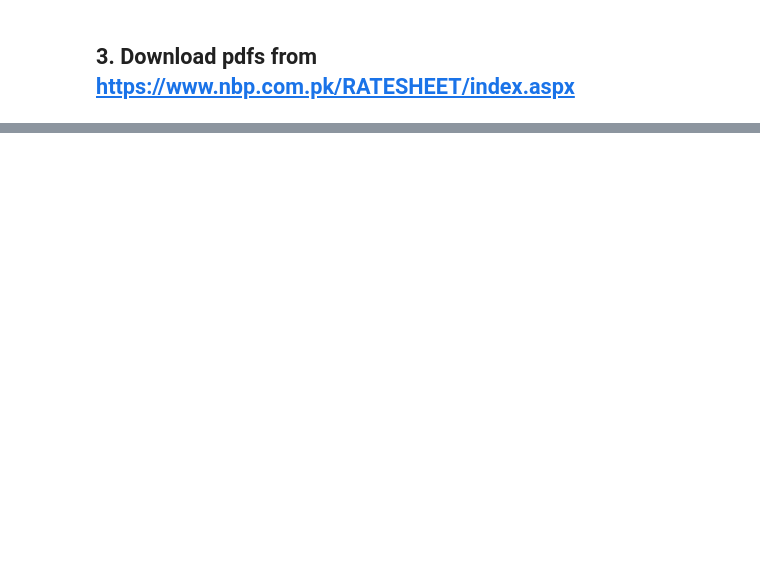
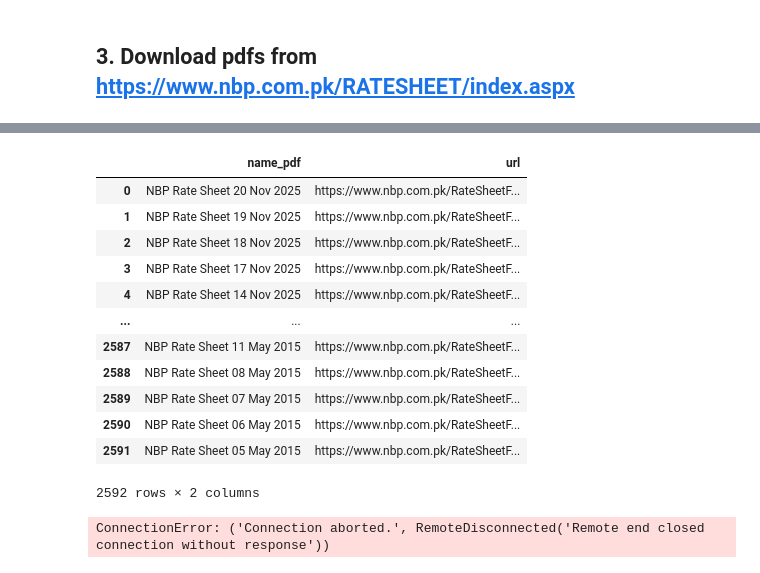
Before and after one commit to asifkasi/course-python-and-automation-by-kasi, a Jupyter notebook: Student's Folders/abdur rehman/web_scraping/advance/NBP.ipynb, the cells around one changed output, grey strips where cells are left out. Drawn from its saved outputs; the diff is of its cells as text; code cells hidden in the pictures; blank space fills up the shorter version.

```diff
--- a/Student's Folders/abdur rehman/web_scraping/advance/NBP.ipynb
+++ b/Student's Folders/abdur rehman/web_scraping/advance/NBP.ipynb
@@ -87,0 +72,30 @@ print("\nDONE — Only 5 PDFs saved.")
+# %%
+import pandas as pd
+df = pd.DataFrame(list)
+df
+df.to_csv('NBP q3.csv',index=False)
+df
+# %% [output]
+|  | name_pdf | url |
+| 0 | NBP Rate Sheet 20 Nov 2025 | https://www.nbp.com.pk/RateSheetF... |
+| 1 | NBP Rate Sheet 19 Nov 2025 | https://www.nbp.com.pk/RateSheetF... |
+| 2 | NBP Rate Sheet 18 Nov 2025 | https://www.nbp.com.pk/RateSheetF... |
+| 3 | NBP Rate Sheet 17 Nov 2025 | https://www.nbp.com.pk/RateSheetF... |
+| 4 | NBP Rate Sheet 14 Nov 2025 | https://www.nbp.com.pk/RateSheetF... |
+| ... | ... | ... |
+| 2587 | NBP Rate Sheet 11 May 2015 | https://www.nbp.com.pk/RateSheetF... |
+| 2588 | NBP Rate Sheet 08 May 2015 | https://www.nbp.com.pk/RateSheetF... |
+| 2589 | NBP Rate Sheet 07 May 2015 | https://www.nbp.com.pk/RateSheetF... |
+| 2590 | NBP Rate Sheet 06 May 2015 | https://www.nbp.com.pk/RateSheetF... |
+| 2591 | NBP Rate Sheet 05 May 2015 | https://www.nbp.com.pk/RateSheetF... |
+2592 rows × 2 columns
+# %%
+for i in range(len(df)):
+    url = df['url'][i]
+    name_pdf_r = requests.get(url)
+    name_pdf_r.status_code
+    file_name=df(i)
+    with open(file_name,'wb')as f:
+        f.write(name_pdf)
+# %% [output]
+ConnectionError: ('Connection aborted.', RemoteDisconnected('Remote end closed connection without response'))
```
Also changed, not shown: parts of 9 cells of this notebook, 1 other file.
